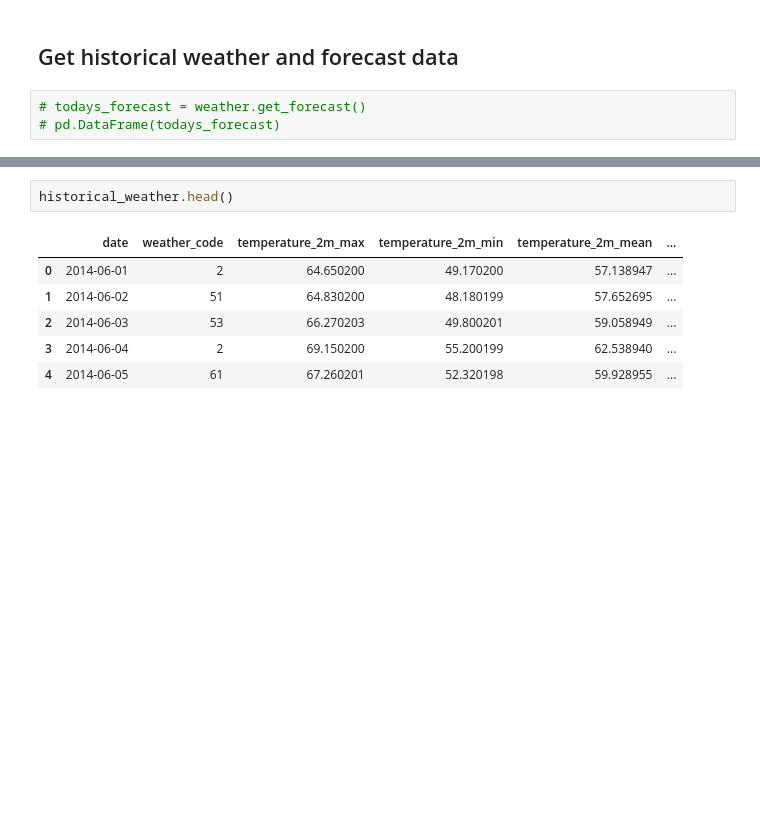
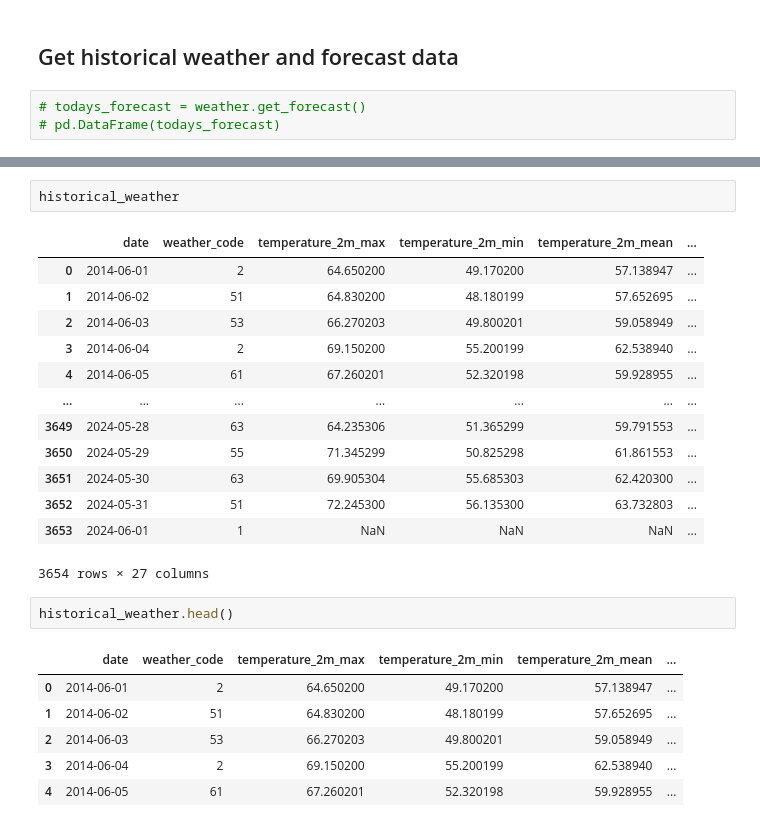
Before and after one commit to mattgraham93/Musical-Weather, a Jupyter notebook: musical_weather_app/files/testing.ipynb, the cells around one changed output, grey strips where cells are left out. Cells and saved outputs as stored; diff of their text form; blank space fills up the shorter version.

```diff
--- a/musical_weather_app/files/testing.ipynb
+++ b/musical_weather_app/files/testing.ipynb
@@ -64,3 +82,19 @@ todays_forecast = musical_weather.get_forecast(historical_weather)
+# %%
+historical_weather
+# %% [output]
+|  | date | weather_code | temperature_2m_max | temperature_2m_min | temperature_2m_mean | ... |
+| 0 | 2014-06-01 | 2 | 64.650200 | 49.170200 | 57.138947 | ... |
+| 1 | 2014-06-02 | 51 | 64.830200 | 48.180199 | 57.652695 | ... |
+| 2 | 2014-06-03 | 53 | 66.270203 | 49.800201 | 59.058949 | ... |
+| 3 | 2014-06-04 | 2 | 69.150200 | 55.200199 | 62.538940 | ... |
+| 4 | 2014-06-05 | 61 | 67.260201 | 52.320198 | 59.928955 | ... |
+| ... | ... | ... | ... | ... | ... | ... |
+| 3649 | 2024-05-28 | 63 | 64.235306 | 51.365299 | 59.791553 | ... |
+| 3650 | 2024-05-29 | 55 | 71.345299 | 50.825298 | 61.861553 | ... |
+| 3651 | 2024-05-30 | 63 | 69.905304 | 55.685303 | 62.420300 | ... |
+| 3652 | 2024-05-31 | 51 | 72.245300 | 56.135300 | 63.732803 | ... |
+| 3653 | 2024-06-01 | 1 | NaN | NaN | NaN | ... |
+3654 rows × 27 columns
 # %%
 historical_weather.head()
 # %% [output]
```
Also changed, not shown: parts of 7 cells of this notebook, 10 other files.
